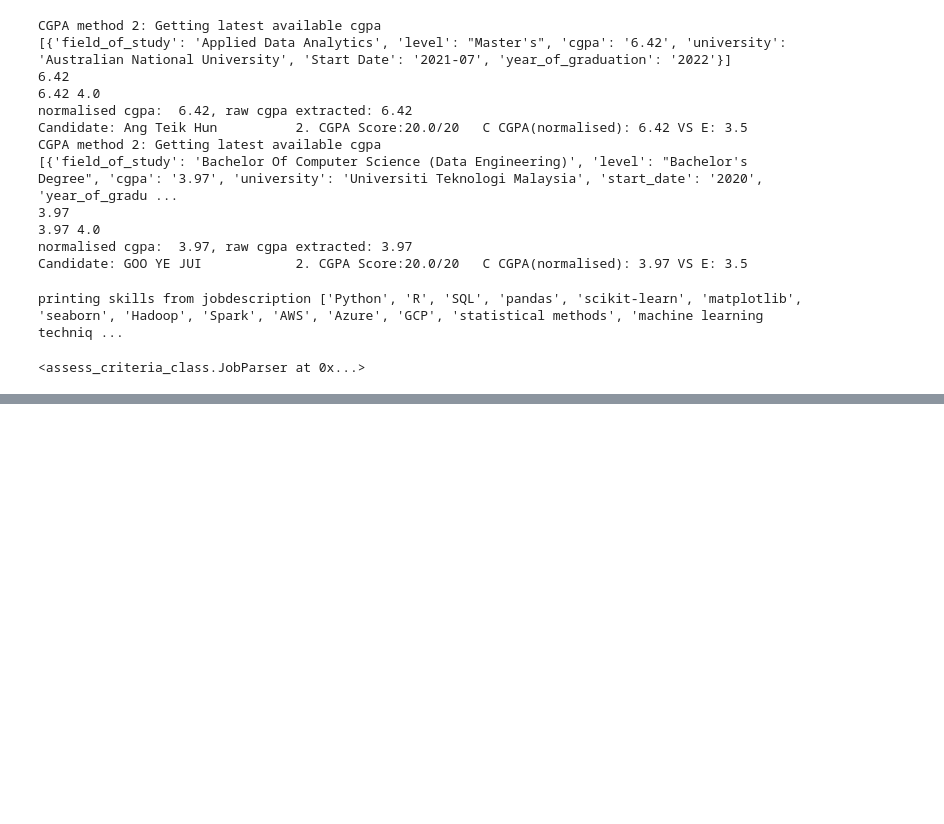
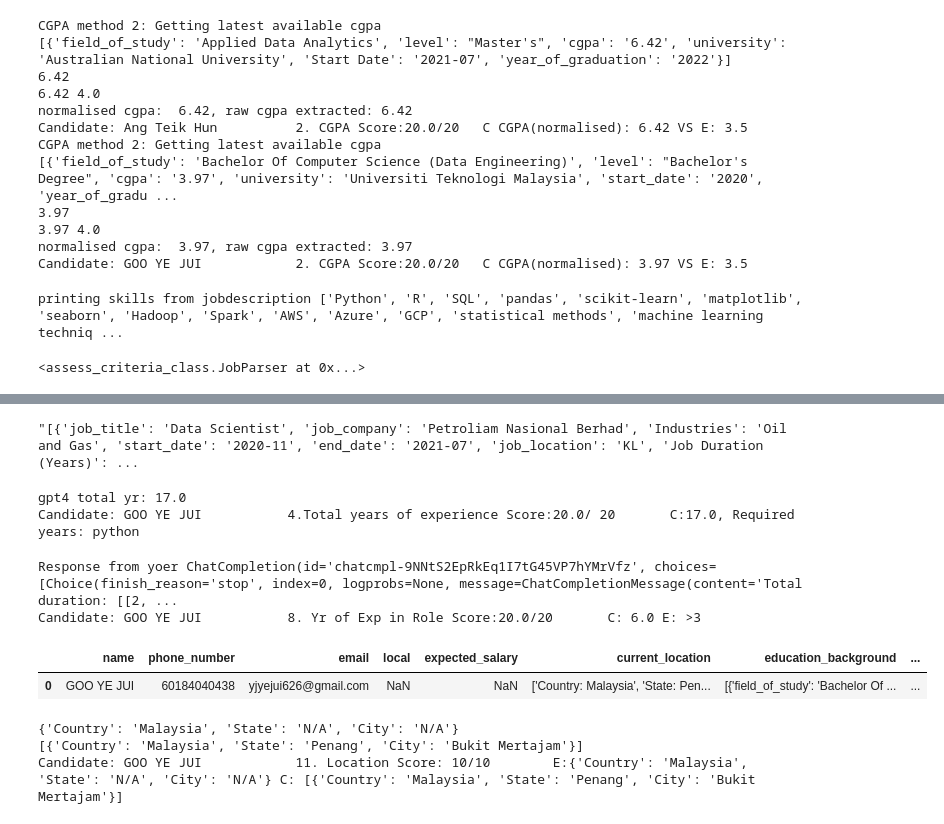
Before and after one commit to CthreeP0/Rag_project, a Jupyter notebook: fyp.ipynb, the cells around one changed output, grey strips where cells are left out. Cells and saved outputs as stored; diff of their text form; code cells hidden in the pictures; blank space fills up the shorter version.

```diff
--- a/fyp.ipynb
+++ b/fyp.ipynb
@@ -178,17 +223,17 @@ def evaluate_education_background(row, input, weightage):
 
     try:
         edu_prompt_system = f"""[Instruction] You will be provided with details such as the preferred field of study, job_title, and the candidate's field of study.
-        Please act as an impartial judge and evaluate the candidate's field of study based on the job title and preferred education background. For this evaluation, you should primarily consider the following accuracy:
+        Please act as an impartial judge and evaluate the candidate's field of study based on the job_title and preferred education background. For this evaluation, you should primarily consider the following accuracy:
         [Accuracy]
-        Score 1: The candidate's field of study is completely unrelated to {input} and the job title stated.
-        Score 3: The candidate's field of study has minor relevance but does not align with {input} and the job title stated.
-        Score 5: The candidate's field of study has moderate relevance but contains inaccuracies to {input} and the job title stated.
-        Score 7: The candidate's field of study aligns with {input} and the job title stated but has minor errors or omissions on either one of them.
-        Score 10: The candidate's field of study is completely accurate and aligns very well with {input} and the job title stated.
+        Score 1: The candidate's field of study is completely unrelated to {input} and the job_title stated.
+        Score 3: The candidate's field of study has minor relevance but does not align with {input} and the job_title stated.
+        Score 5: The candidate's field of study has moderate relevance but contains inaccuracies to {input} and the job_title stated.
+        Score 7: The candidate's field of study aligns with {input} and the job_title stated but has minor errors or omissions on either one of them.
+        Score 10: The candidate's field of study is completely accurate and aligns very well with {input} and the job_title stated.
 
         [Rules]
-        1. If the candidate has several education background, you should always consider the most related to {input} and the job title only.
-        2. You should always ignore those that are unrelated to {input} and the job title and make sure they do not affect the total scoring.
+        1. If the candidate has several education background, you should always consider the most related to {input} and the job_title only.
+        2. You should always ignore those that are unrelated to {input} and the job_title and make sure they do not affect the total scoring.
         3. You should only assess the candidate's Field of Study and it's level. Ignore any other criterias.
 
         [Steps]
@@ -198,13 +243,13 @@ def evaluate_education_background(row, input, weightage):
         "Education Background Rating: [[6]].
 
         [Question]
-        How will you rate the candidate's education background based on the provided job title with preferred education background?
+        How will you rate the candidate's education background based on the provided job_title with preferred education background?
         """
 
         edu_prompt_user = f"""
         Preferred Field of Study: {input}
 
-        Job Title: {job_title}
+        job_title: {job_title}
 
         [The Start of Candidate's Education Background]
         {row['education_background']}
@@ -434,0 +499,4 @@ def evaluate_skill_groups(self,data_dict,input,weightage):
+# %%
+data_dict['previous_job_roles'][0]
+# %% [output]
+"[{'job_title': 'Data Scientist', 'job_company': 'Petroliam Nasional Berhad', 'Industries': 'Oil and Gas', 'start_date': '2020-11', 'end_date': '2021-07', 'job_location': 'KL', 'Job Duration (Years)': ...
@@ -434,0 +597,10 @@ def evaluate_skill_groups(self,data_dict,input,weightage):
+# %%
+import json
+input = "python"
+
+data_dict['previous_job_roles'][0] = data_dict['previous_job_roles'][0].replace("'", '"')
+data_dict['previous_job_roles'][0] = json.loads(data_dict['previous_job_roles'][0])
+data_dict[['work_experience_duration', 'work_experience_duration_score']] = data_dict.apply(lambda row: pd.Series(evaluate_total_working_exp_years(row, input, 20)), axis=1)
+# %% [output]
+gpt4 total yr: 17.0
+Candidate: GOO YE JUI           4.Total years of experience Score:20.0/ 20       C:17.0, Required years: python
@@ -434,0 +699,11 @@ def evaluate_skill_groups(self,data_dict,input,weightage):
+# %%
+input = ">3"
+data_dict[['related_work_experience_duration', 'related_work_experience_duration_score']] = data_dict.apply(lambda row: pd.Series(evaluate_year_exp_role(row, input, 20)), axis=1)
+# %% [output]
+Response from yoer ChatCompletion(id='chatcmpl-9NNtS2EpRkEq1I7tG45VP7hYMrVfz', choices=[Choice(finish_reason='stop', index=0, logprobs=None, message=ChatCompletionMessage(content='Total duration: [[2, ...
+Candidate: GOO YE JUI           8. Yr of Exp in Role Score:20.0/20       C: 6.0 E: >3
+# %%
+data_dict
+# %% [output]
+|  | name | phone_number | email | local | expected_salary | current_location | education_background | ... |
+| 0 | GOO YE JUI | 60184040438 | yjyejui626@gmail.com | NaN | NaN | ['Country: Malaysia', 'State: Pen... | [{'field_of_study': 'Bachelor Of ... | ... |
@@ -434,0 +891,10 @@ def evaluate_skill_groups(self,data_dict,input,weightage):
+# %%
+input = "Malaysia"
+
+data_dict['current_location'][0] = data_dict['current_location'][0].replace("'", '"')
+data_dict['current_location'][0] = json.loads(data_dict['current_location'][0])
+data_dict['current_location_score'] = data_dict.apply(lambda row: evaluate_current_location(row, input,10), axis=1)
+# %% [output]
+{'Country': 'Malaysia', 'State': 'N/A', 'City': 'N/A'}
+[{'Country': 'Malaysia', 'State': 'Penang', 'City': 'Bukit Mertajam'}]
+Candidate: GOO YE JUI            11. Location Score: 10/10        E:{'Country': 'Malaysia', 'State': 'N/A', 'City': 'N/A'} C: [{'Country': 'Malaysia', 'State': 'Penang', 'City': 'Bukit Mertajam'}]
```
Also changed, not shown: parts of 27 cells of this notebook, 7 other files.
